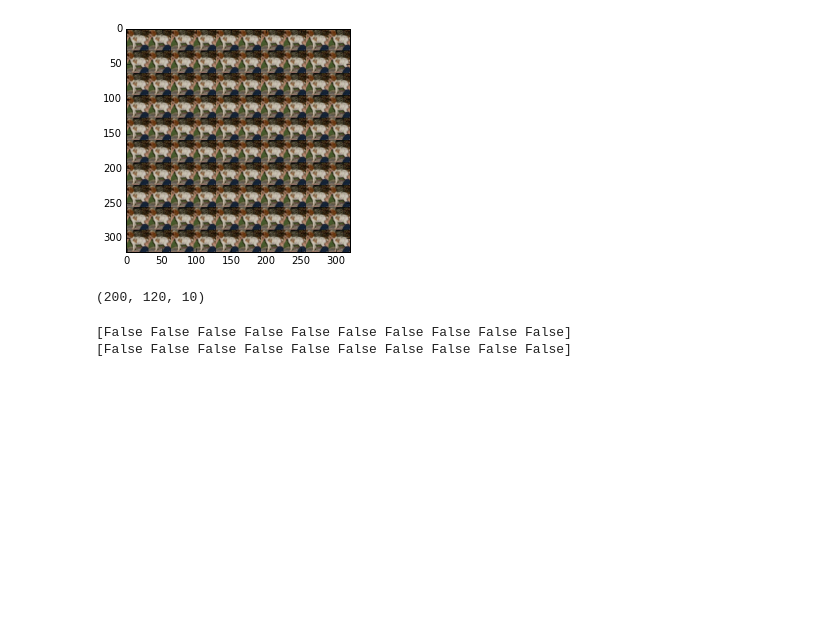
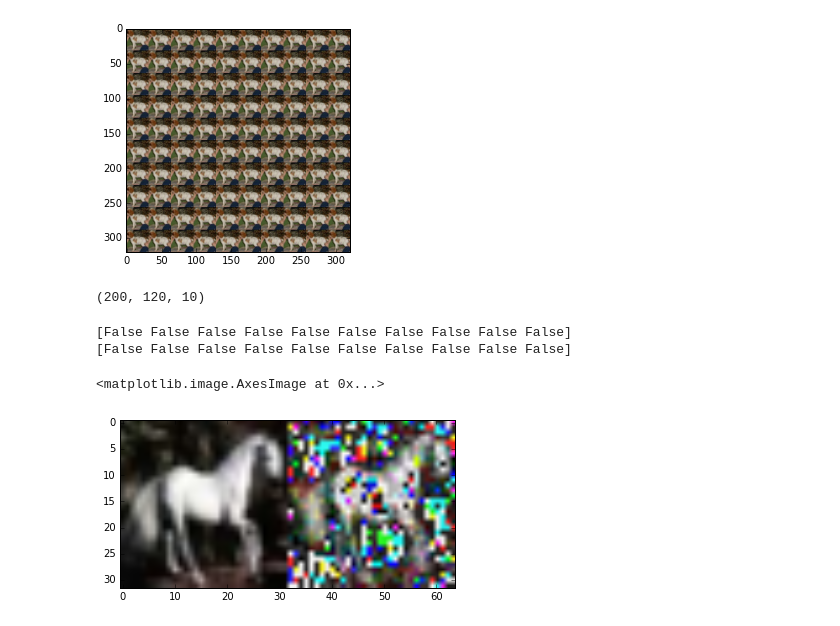
Before and after one commit to ambrishrawat/advflow, a Jupyter notebook: debugging.ipynb, the cells around one changed output. Drawn from its saved outputs; the diff is of its cells as text; code cells hidden in the pictures; blank space fills up the shorter version.

```diff
--- a/debugging.ipynb
+++ b/debugging.ipynb
@@ -717,3 +717,29 @@ var_r = [var_ratio(stoch_preds[:,i,:]) for i in range(2)]
 # %% [output]
 [False False False False False False False False False False]
 [False False False False False False False False False False]
+# %%
+work_dir = '/u/ambrish/models/keras_eg_alldrop'
+selected_img_idx = 13
+save_adv_e = np.load(os.path.join(work_dir,'save_adv_e.npy'))
+
+#grid specs rows, columns
+n_r = 1
+n_c = 2
+
+m = save_adv_e
+m = m[:,selected_img_idx,:,:,:]
+m_ = np.concatenate(m,axis=0)
+
+#for noise calculation
+m_0 = np.concatenate([np.concatenate([m[0] for i in range(n_c)],axis=1) for j in range(n_r)], axis = 0)
+
+#grid of adv images
+m_ = np.concatenate(m,axis=0)
+m_ = np.concatenate([m_[j*n_r*32:(j+1)*n_r*32,:,:] for j in range(n_c)], axis = 1)
+plt.imshow(m_)
+
+#scipy.misc.imsave('adv_horse.jpg',m_)
+#plt.imsave('adv_horse.png',m_)
+# %% [output]
+<matplotlib.image.AxesImage at 0x...>
+[figure, added]
```
Also changed, not shown: parts of 10 cells of this notebook, 8 other files.
